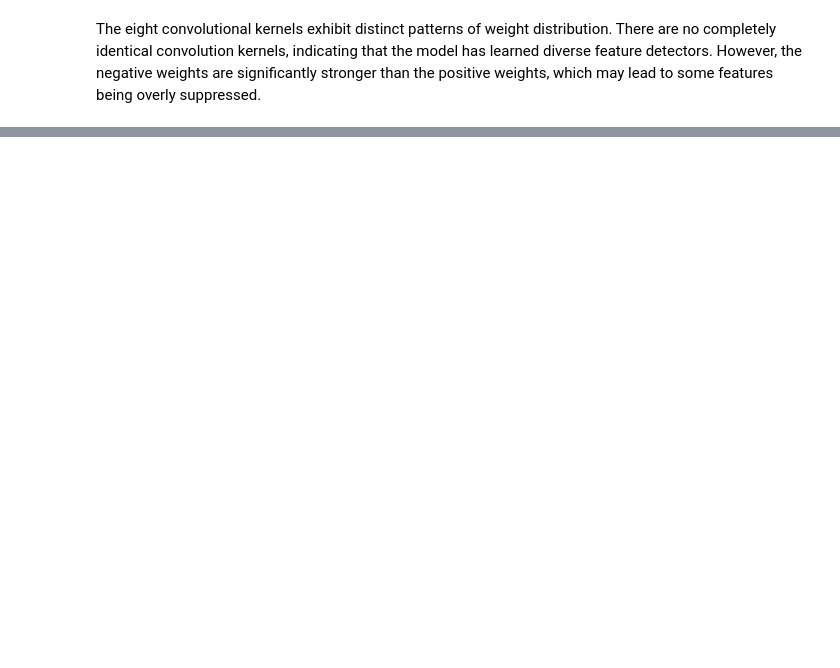
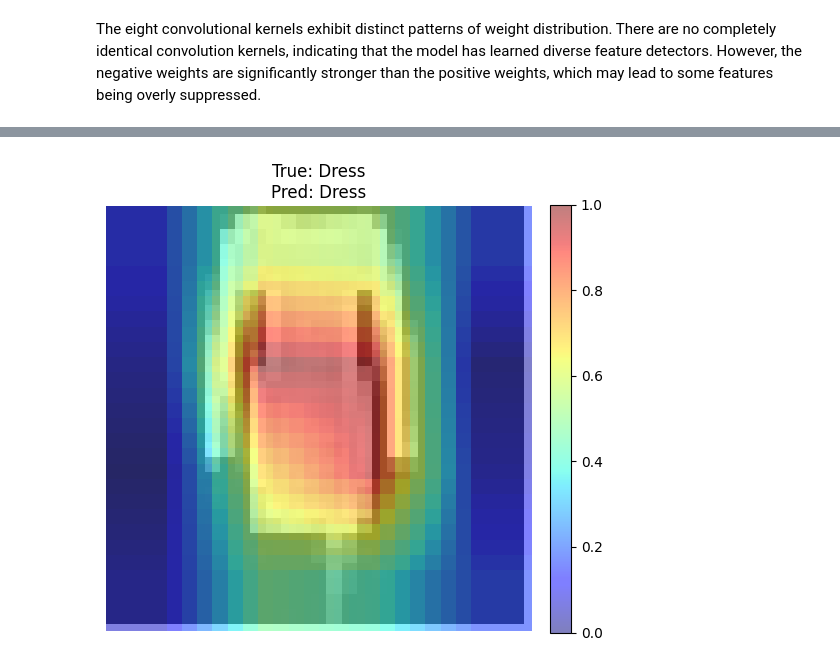
Before and after one commit to Iris-Jiaa/DSML2-ChangyuJia, a Jupyter notebook: notebook/dsml-artificialNeuralNetworks.ipynb, the cells around one changed output, grey strips where cells are left out. Cells and saved outputs as stored; diff of their text form; code cells hidden in the pictures; blank space fills up the shorter version.

```diff
--- a/notebook/dsml-artificialNeuralNetworks.ipynb
+++ b/notebook/dsml-artificialNeuralNetworks.ipynb
@@ -505,0 +626,17 @@ The eight convolutional kernels exhibit distinct patterns of weight distribution
+# %%
+# Training the ViT model
+train_generator = datagen.flow(X_train_cnn, y_train, batch_size=64)
+
+callbacks = [
+    tf.keras.callbacks.EarlyStopping(patience=5, restore_best_weights=True),
+    tf.keras.callbacks.ReduceLROnPlateau(factor=0.5, patience=3)
+]
+
+vit_history = vit_model.fit(
+    train_generator,
+    steps_per_epoch=len(X_train_cnn) // 64,
+    epochs=10,
+    validation_data=(X_test_cnn, y_test),
+    callbacks=callbacks,
+    verbose=1
+)
@@ -505,0 +664,66 @@ The eight convolutional kernels exhibit distinct patterns of weight distribution
+# %%
+# Attention Heatmap Visualization
+def create_vit_with_attention(input_shape=(28,28,1), patch_size=7, num_patches=16, projection_dim=64, num_heads=4, transformer_layers=6, num_classes=10):
+    inputs = layers.Input(shape=input_shape)
+    patches = Patches(patch_size)(inputs)
+    encoded_patches = PatchEncoder(num_patches, projection_dim)(patches)
+
+    for _ in range(transformer_layers):
+        x1 = layers.LayerNormalization(epsilon=1e-6)(encoded_patches)
+        attention_output, scores = layers.MultiHeadAttention(
+            num_heads=num_heads, key_dim=projection_dim, dropout=0.1
+        )(x1, x1, return_attention_scores=True)
+        x2 = layers.Add()([attention_output, encoded_patches])
+
+        x3 = layers.LayerNormalization(epsilon=1e-6)(x2)
+        x3 = mlp(x3, hidden_units=[projection_dim*2, projection_dim], dropout_rate=0.1)
+        encoded_patches = layers.Add()([x3, x2])
+
+    last_features = layers.LayerNormalization(epsilon=1e-6)(encoded_patches)
+    representation = layers.GlobalAveragePooling1D()(last_features)
+    features = mlp(representation, hidden_units=[128, 64], dropout_rate=0.2)
+    logits = layers.Dense(num_classes, activation='softmax')(features)
+
+    model = tf.keras.Model(inputs=inputs, outputs=[logits, last_features])
+    return model
+
+def plot_attention_heatmap(model, image, true_label=None, class_names=None, ax=None):
+    logits, last_features = model.predict(image, verbose=0)
+    pred_class = np.argmax(logits[0])
+
+    classifier_layer = model.layers[-1]
+    class_weights = classifier_layer.get_weights()[0]
+
+    patch_importance = np.dot(last_features[0], class_weights[:, pred_class])
+    grid_size = int(np.sqrt(patch_importance.shape[0]))
+    importance_grid = patch_importance.reshape(grid_size, grid_size)
+
+    importance_map = tf.image.resize(importance_grid[..., np.newaxis], (28, 28), method='bilinear')
+    importance_map = importance_map.numpy().squeeze()
+    importance_map = (importance_map - importance_map.min()) / (importance_map.max() - importance_map.min() + 1e-8)
+
+    if ax is None:
+        fig, ax = plt.subplots(1, 1, figsize=(6,6))
+    ax.imshow(image[0, :, :, 0], cmap='gray', alpha=0.7)
+    im = ax.imshow(importance_map, cmap='jet', alpha=0.5, extent=(0,28,28,0))
+    ax.set_title(f'True: {class_names[true_label] if true_label is not None else "?"}\nPred: {class_names[pred_class]}')
+    ax.axis('off')
+    plt.colorbar(im, ax=ax, fraction=0.046, pad=0.04)
+
+# Create a model with attention output and load weights
+vit_vis_model = create_vit_with_attention(
+    input_shape=(28,28,1), patch_size=7, num_patches=16,
+    projection_dim=64, num_heads=4, transformer_layers=6, num_classes=10
+)
+
+vit_vis_model.set_weights(vit_model.get_weights())
+
+idx = 4
+sample_image = X_test_cnn[idx:idx+1]
+true_label = y_test[idx]
+class_names = ['T-shirt/top', 'Trouser', 'Pullover', 'Dress', 'Coat','Sandal', 'Shirt', 'Sneaker', 'Bag', 'Ankle boot']
+
+plt.figure(figsize=(6,6))
+plot_attention_heatmap(vit_vis_model, sample_image, true_label=true_label, class_names=class_names)
+plt.show()
+# %% [output]
@@ -505,0 +731 @@ The eight convolutional kernels exhibit distinct patterns of weight distribution
+[figure, added]
```
Also changed, not shown: parts of 33 cells of this notebook, 2 other files.
